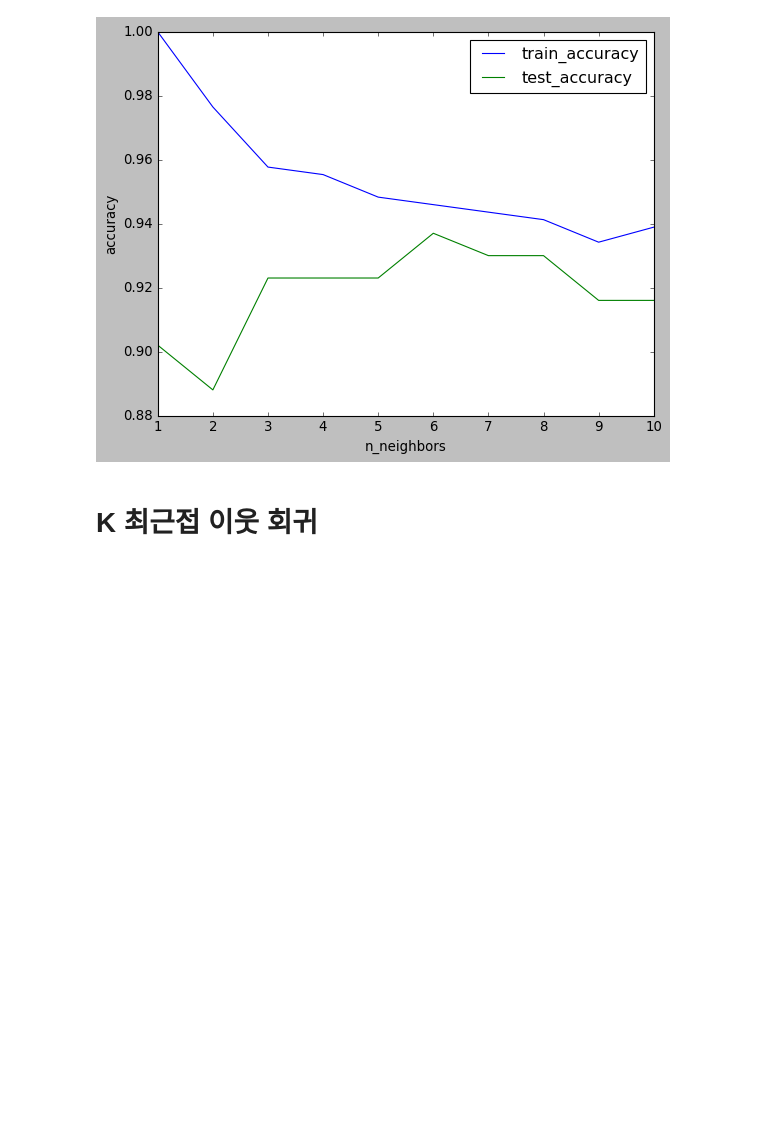
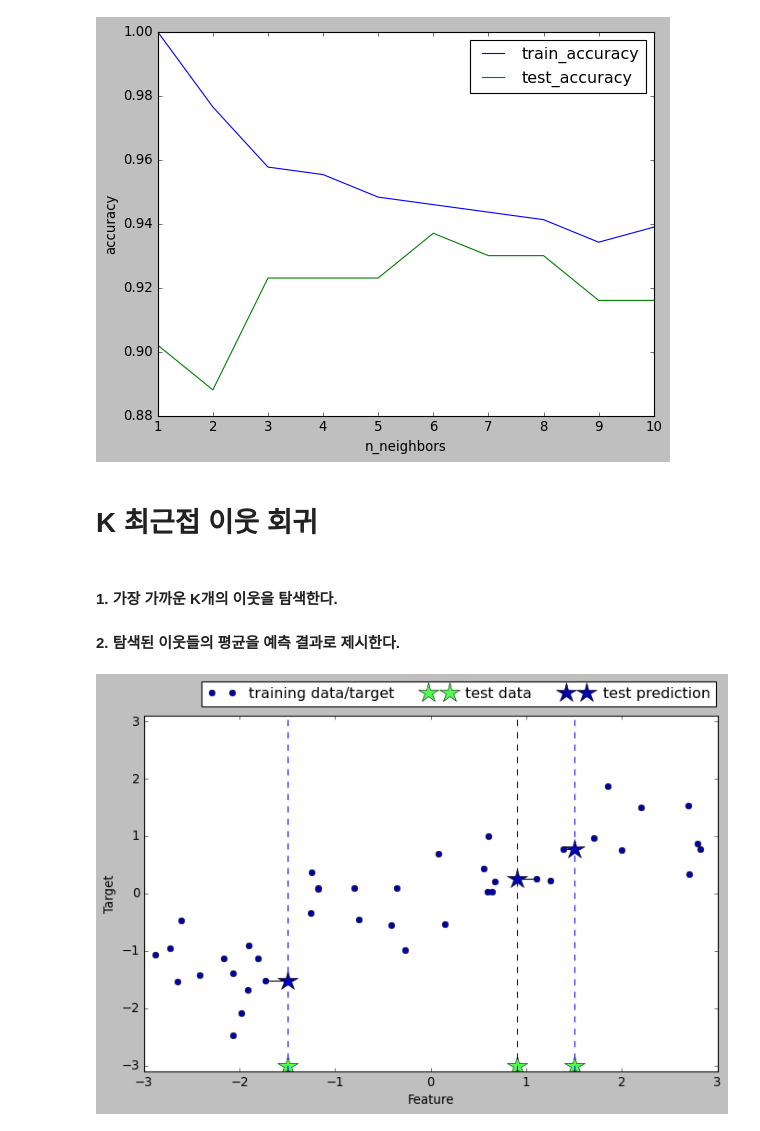
Before and after one commit to Hosung-Ahn/IntroducingML, a Jupyter notebook: Chpter2-supervised_learning/KNN.ipynb, the cells around one changed output. Drawn from its saved outputs; the diff is of its cells as text; code cells hidden in the pictures; blank space fills up the shorter version.

```diff
--- a/Chpter2-supervised_learning/note.ipynb
+++ b/Chpter2-supervised_learning/KNN.ipynb
@@ -122,3 +122,10 @@ plt.legend()
 [figure]
 # %% [markdown]
 # K 최근접 이웃 회귀
+# %% [markdown]
+#### 1. 가장 가까운 K개의 이웃을 탐색한다.
+#### 2. 탐색된 이웃들의 평균을 예측 결과로 제시한다.
+# %%
+mglearn.plots.plot_knn_regression(n_neighbors=1)
+# %% [output]
+[figure, added]
```
Also changed, not shown: parts of 9 cells of this notebook, 2 other files.
